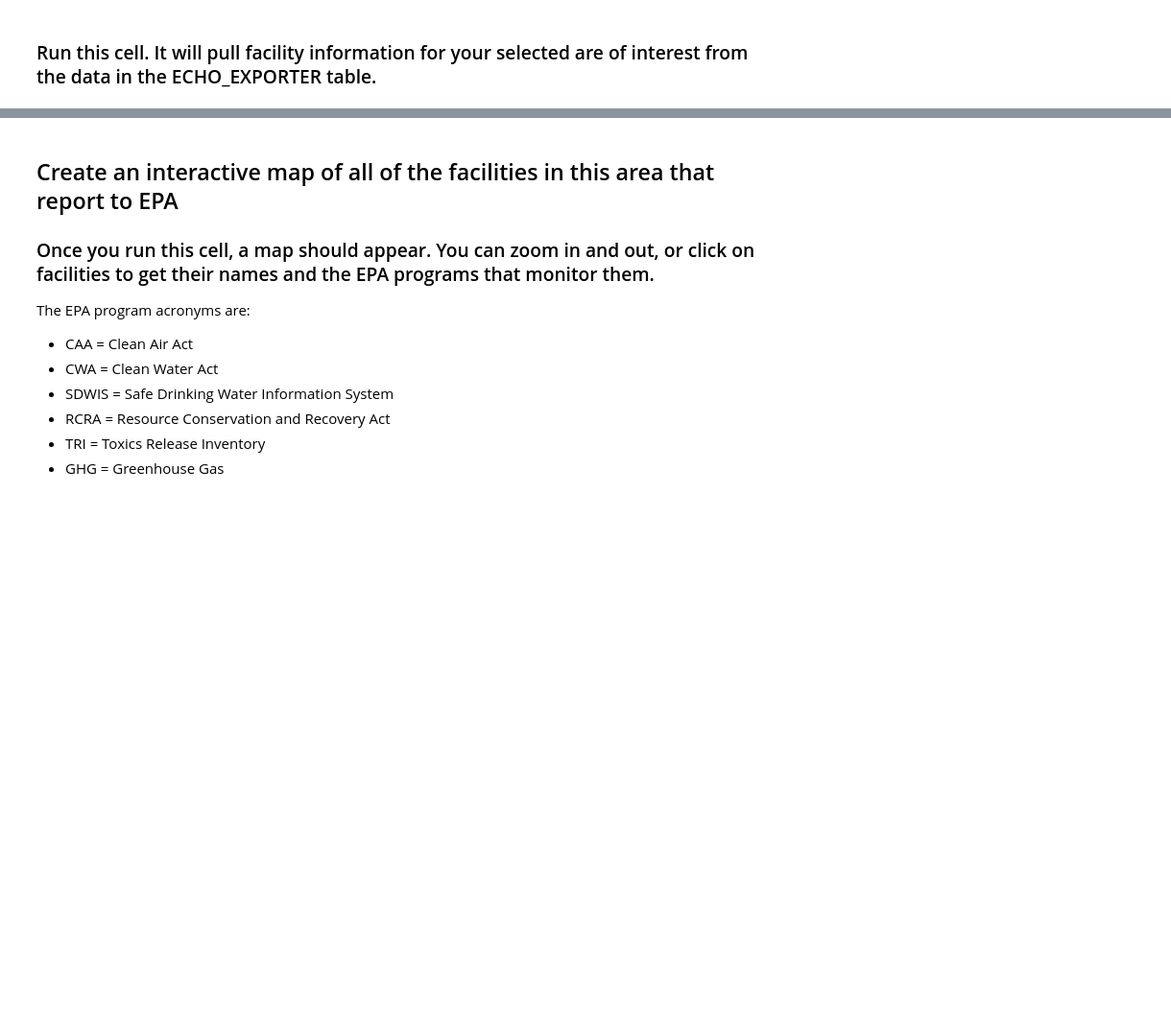
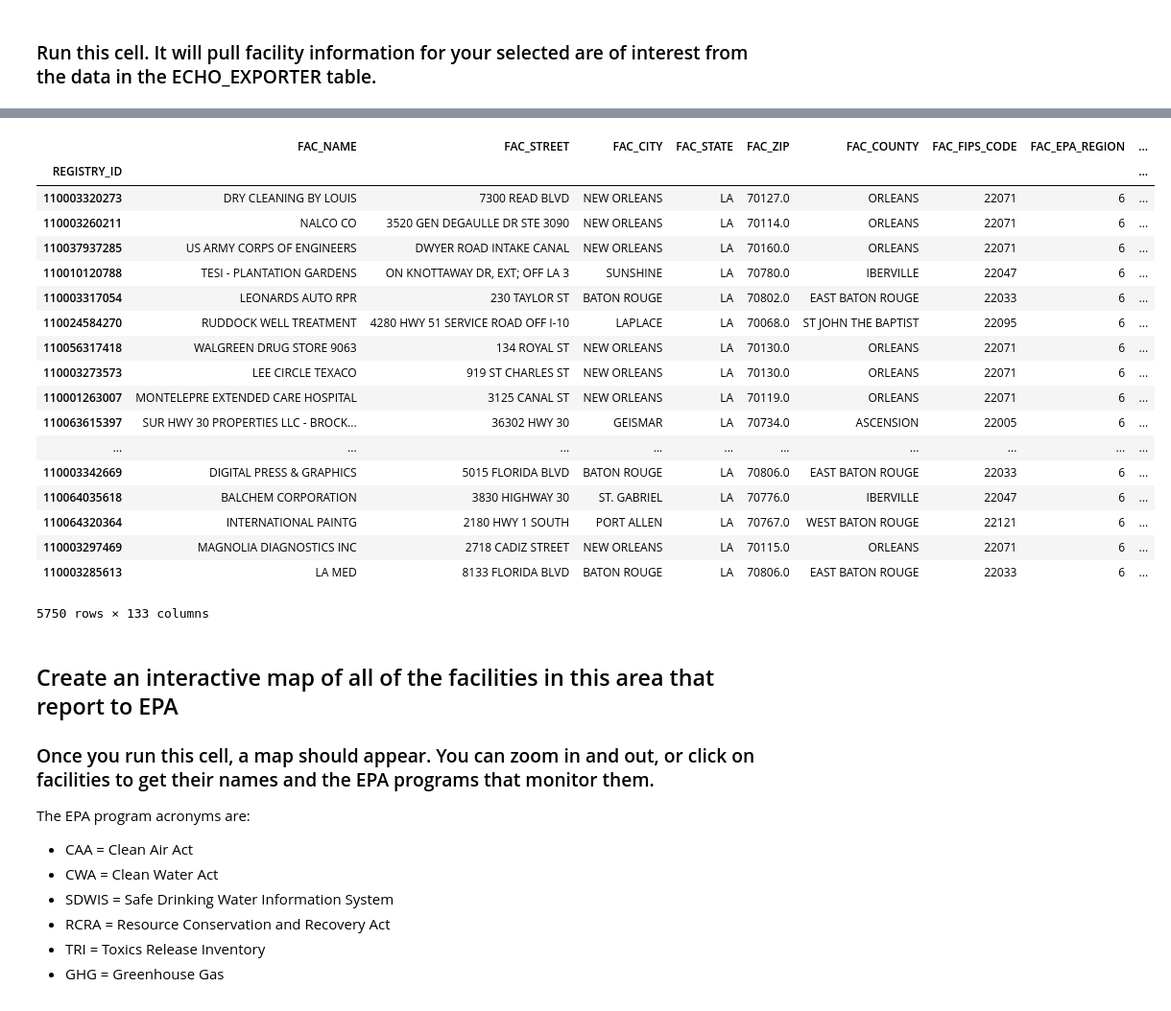
Before and after one commit to edgi-govdata-archiving/ECHO-Cross-Program, a Jupyter notebook: facility-all-programs.ipynb, the cells around one changed output, grey strips where cells are left out. Shown at 96% size. Drawn from its saved outputs; the diff is of its cells as text; code cells hidden in the pictures; blank space fills up the shorter version.

```diff
--- a/facility-all-programs.ipynb
+++ b/facility-all-programs.ipynb
@@ -261,3 +270,25 @@ except pd.errors.EmptyDataError:
+# %%
+echo_data
+# %% [output]
+|  | FAC_NAME | FAC_STREET | FAC_CITY | FAC_STATE | FAC_ZIP | FAC_COUNTY | FAC_FIPS_CODE | FAC_EPA_REGION | ... |
+| REGISTRY_ID |  |  |  |  |  |  |  |  | ... |
+| 110003320273 | DRY CLEANING BY LOUIS | 7300 READ BLVD | NEW ORLEANS | LA | 70127.0 | ORLEANS | 22071 | 6 | ... |
+| 110003260211 | NALCO CO | 3520 GEN DEGAULLE DR STE 3090 | NEW ORLEANS | LA | 70114.0 | ORLEANS | 22071 | 6 | ... |
+| 110037937285 | US ARMY CORPS OF ENGINEERS | DWYER ROAD INTAKE CANAL | NEW ORLEANS | LA | 70160.0 | ORLEANS | 22071 | 6 | ... |
+| 110010120788 | TESI - PLANTATION GARDENS | ON KNOTTAWAY DR, EXT; OFF LA 3 | SUNSHINE | LA | 70780.0 | IBERVILLE | 22047 | 6 | ... |
+| 110003317054 | LEONARDS AUTO RPR | 230 TAYLOR ST | BATON ROUGE | LA | 70802.0 | EAST BATON ROUGE | 22033 | 6 | ... |
+| 110024584270 | RUDDOCK WELL TREATMENT | 4280 HWY 51 SERVICE ROAD OFF I-10 | LAPLACE | LA | 70068.0 | ST JOHN THE BAPTIST | 22095 | 6 | ... |
+| 110056317418 | WALGREEN DRUG STORE 9063 | 134 ROYAL ST | NEW ORLEANS | LA | 70130.0 | ORLEANS | 22071 | 6 | ... |
+| 110003273573 | LEE CIRCLE TEXACO | 919 ST CHARLES ST | NEW ORLEANS | LA | 70130.0 | ORLEANS | 22071 | 6 | ... |
+| 110001263007 | MONTELEPRE EXTENDED CARE HOSPITAL | 3125 CANAL ST | NEW ORLEANS | LA | 70119.0 | ORLEANS | 22071 | 6 | ... |
+| 110063615397 | SUR HWY 30 PROPERTIES LLC - BROCK... | 36302 HWY 30 | GEISMAR | LA | 70734.0 | ASCENSION | 22005 | 6 | ... |
+| ... | ... | ... | ... | ... | ... | ... | ... | ... | ... |
+| 110003342669 | DIGITAL PRESS & GRAPHICS | 5015 FLORIDA BLVD | BATON ROUGE | LA | 70806.0 | EAST BATON ROUGE | 22033 | 6 | ... |
+| 110064035618 | BALCHEM CORPORATION | 3830 HIGHWAY 30 | ST. GABRIEL | LA | 70776.0 | IBERVILLE | 22047 | 6 | ... |
+| 110064320364 | INTERNATIONAL PAINTG | 2180 HWY 1 SOUTH | PORT ALLEN | LA | 70767.0 | WEST BATON ROUGE | 22121 | 6 | ... |
+| 110003297469 | MAGNOLIA DIAGNOSTICS INC | 2718 CADIZ STREET | NEW ORLEANS | LA | 70115.0 | ORLEANS | 22071 | 6 | ... |
+| 110003285613 | LA MED | 8133 FLORIDA BLVD | BATON ROUGE | LA | 70806.0 | EAST BATON ROUGE | 22033 | 6 | ... |
+5750 rows × 133 columns
 # %% [markdown]
 ## Create an interactive map of all of the facilities in this area that report to EPA
 ### Once you run this cell, a map should appear. You can zoom in and out, or click on facilities to get their names and the EPA programs that monitor them.
```
Also changed, not shown: parts of 14 cells of this notebook.
